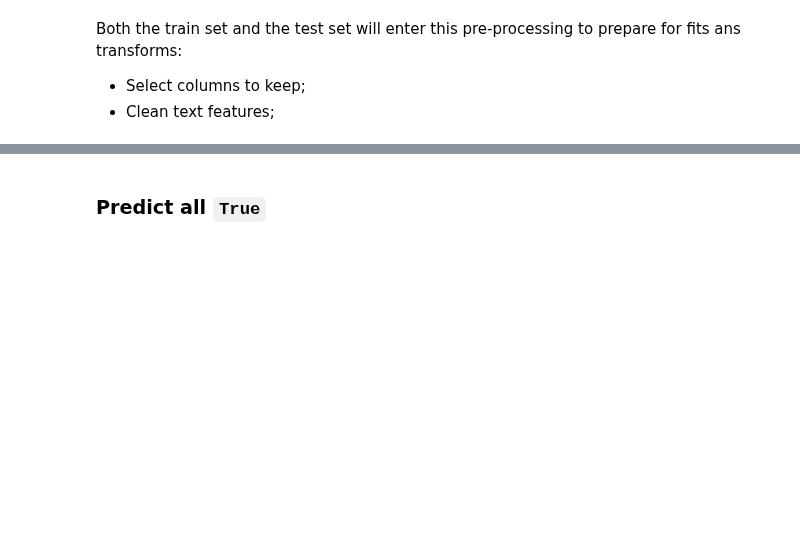
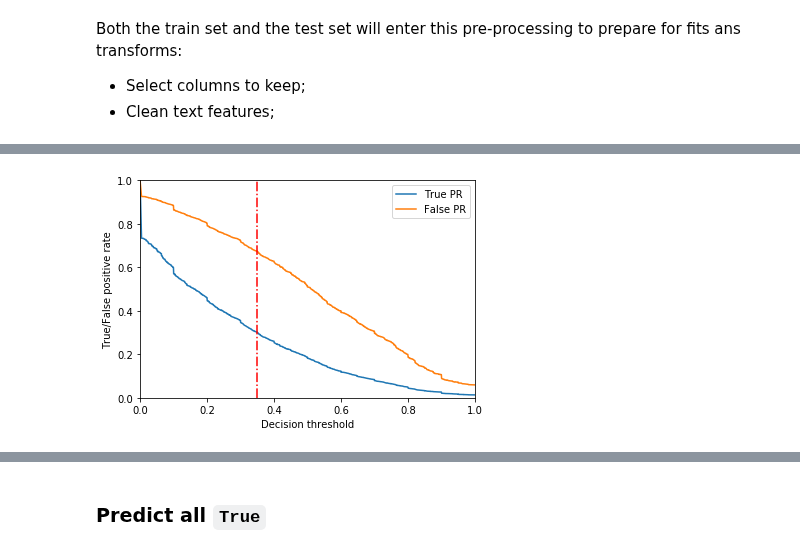
Before and after one commit to jnpicao/LDSSA-batch3-workspace, a Jupyter notebook: Capstone/classifier_workflow.ipynb, the cells around one changed output, grey strips where cells are left out. Saved outputs shown, nothing was run; the diff lists cells and outputs as text; code cells hidden in the pictures; blank space fills up the shorter version.

```diff
--- a/Capstone/classifier_workflow.ipynb
+++ b/Capstone/classifier_workflow.ipynb
@@ -219,3 +220,21 @@ weighted avg       0.67      0.69      0.66     46046
+# %%
+plt.figure(2)
+plt.plot(thresholds, fpr , label='True PR')
+plt.plot(thresholds, tpr, label='False PR')
+
+plt.axvline(x=decision_thr, color='r', linestyle='-.')
+
+plt.xlabel('Decision threshold')
+plt.ylabel('True/False positive rate')
+#plt.title('ROC curve')
+
+plt.xlim(0, 1)
+plt.ylim(0, 1)
+
+plt.legend(loc='best')
+plt.show()
+# %% [output]
+[figure, added]
 # %%
 df_results = y_test.to_frame(name='y_true')
 df_results['y_pred'] = y_pred
```
Also changed, not shown: parts of 16 cells of this notebook.
